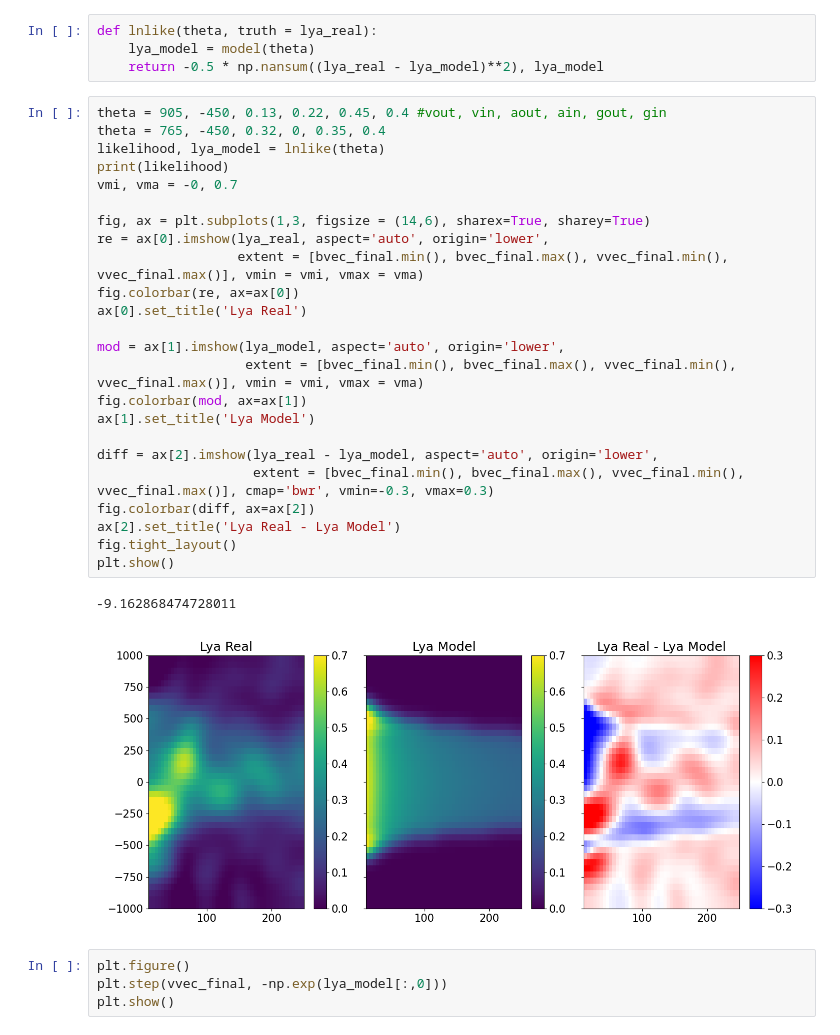
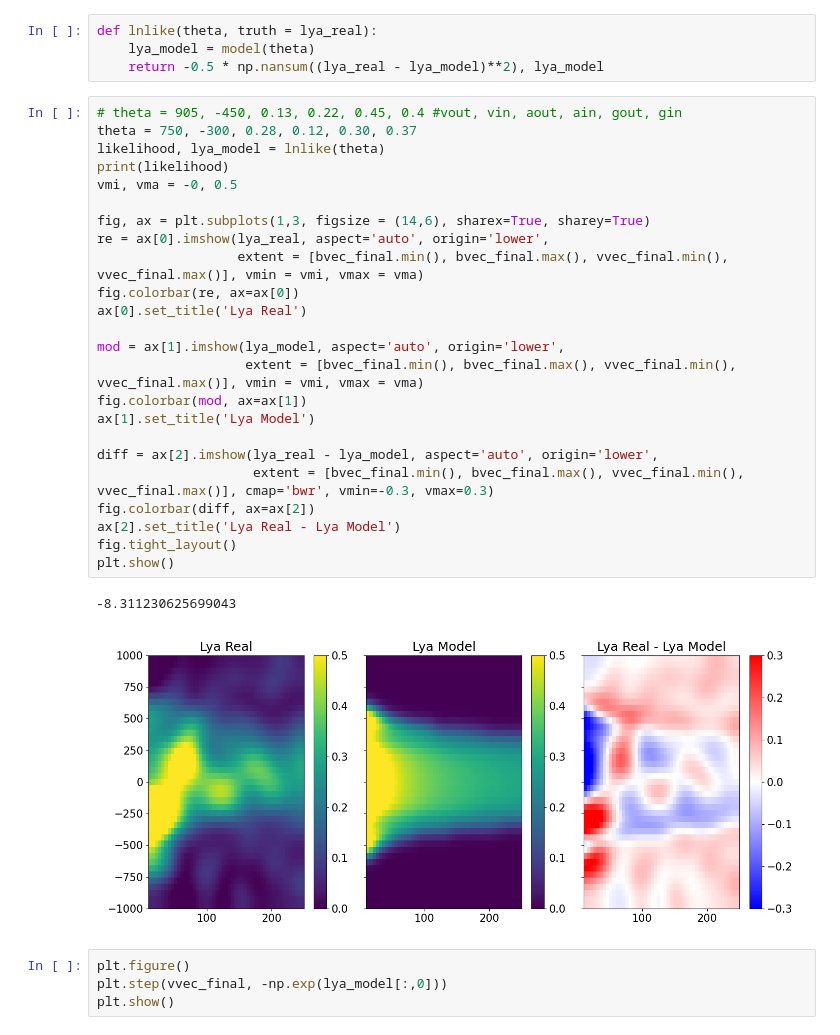
Before and after one commit to prusinski/galpair_model, a Jupyter notebook: chen+20_trimmed_box_250303.ipynb, the cells around one changed output. Saved outputs shown, nothing was run; the diff lists cells and outputs as text.

```diff
--- a/chen+20_trimmed_box_250303.ipynb
+++ b/chen+20_trimmed_box_250303.ipynb
@@ -313,32 +311,32 @@ def lnlike(theta, truth = lya_real):
     lya_model = model(theta)
     return -0.5 * np.nansum((lya_real - lya_model)**2), lya_model
 # %%
-theta = 905, -450, 0.13, 0.22, 0.45, 0.4 #vout, vin, aout, ain, gout, gin
-theta = 765, -450, 0.32, 0, 0.35, 0.4
+# theta = 905, -450, 0.13, 0.22, 0.45, 0.4 #vout, vin, aout, ain, gout, gin
+theta = 750, -300, 0.28, 0.12, 0.30, 0.37
 likelihood, lya_model = lnlike(theta)
 print(likelihood)
-vmi, vma = -0, 0.7
+vmi, vma = -0, 0.5
 
 fig, ax = plt.subplots(1,3, figsize = (14,6), sharex=True, sharey=True)
 re = ax[0].imshow(lya_real, aspect='auto', origin='lower',
                   extent = [bvec_final.min(), bvec_final.max(), vvec_final.min(), vvec_final.max()], vmin = vmi, vmax = vma)
 fig.colorbar(re, ax=ax[0])
 ax[0].set_title('Lya Real')
 
 mod = ax[1].imshow(lya_model, aspect='auto', origin='lower',
                    extent = [bvec_final.min(), bvec_final.max(), vvec_final.min(), vvec_final.max()], vmin = vmi, vmax = vma)
 fig.colorbar(mod, ax=ax[1])
 ax[1].set_title('Lya Model')
 
 diff = ax[2].imshow(lya_real - lya_model, aspect='auto', origin='lower',
                     extent = [bvec_final.min(), bvec_final.max(), vvec_final.min(), vvec_final.max()], cmap='bwr', vmin=-0.3, vmax=0.3)
 fig.colorbar(diff, ax=ax[2])
 ax[2].set_title('Lya Real - Lya Model')
 fig.tight_layout()
 plt.show()
 # %% [output]
--9.162868474728011
+-8.311230625699043
-[figure, old version]
+[figure, new version]
 # %%
 plt.figure()
 plt.step(vvec_final, -np.exp(lya_model[:,0]))
```
Also changed, not shown: parts of 1 cell of this notebook, 7 other files.
